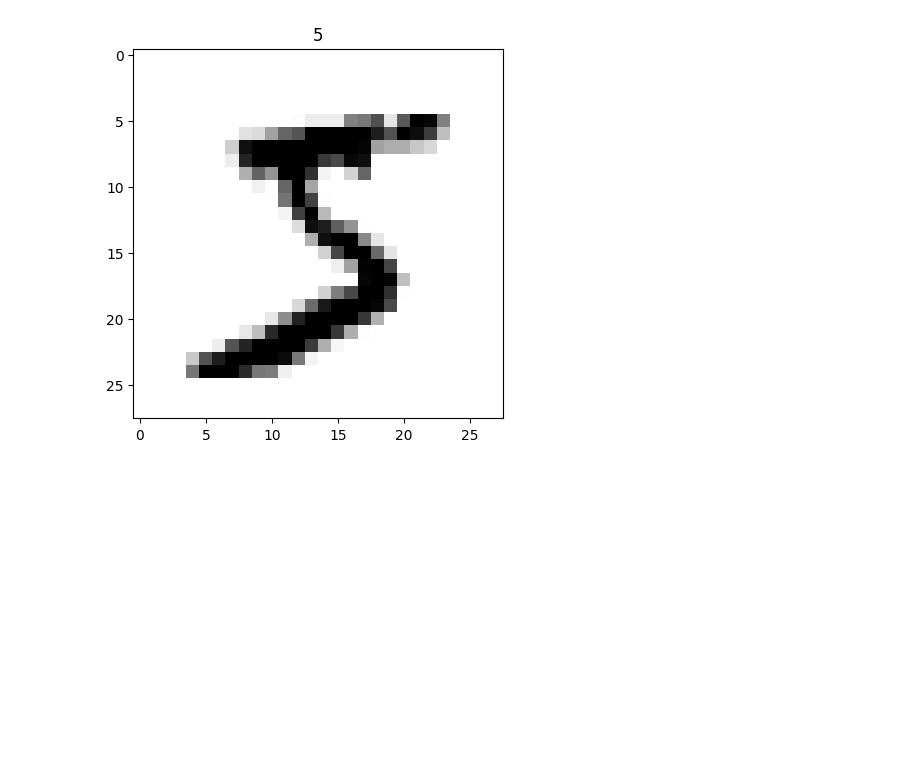
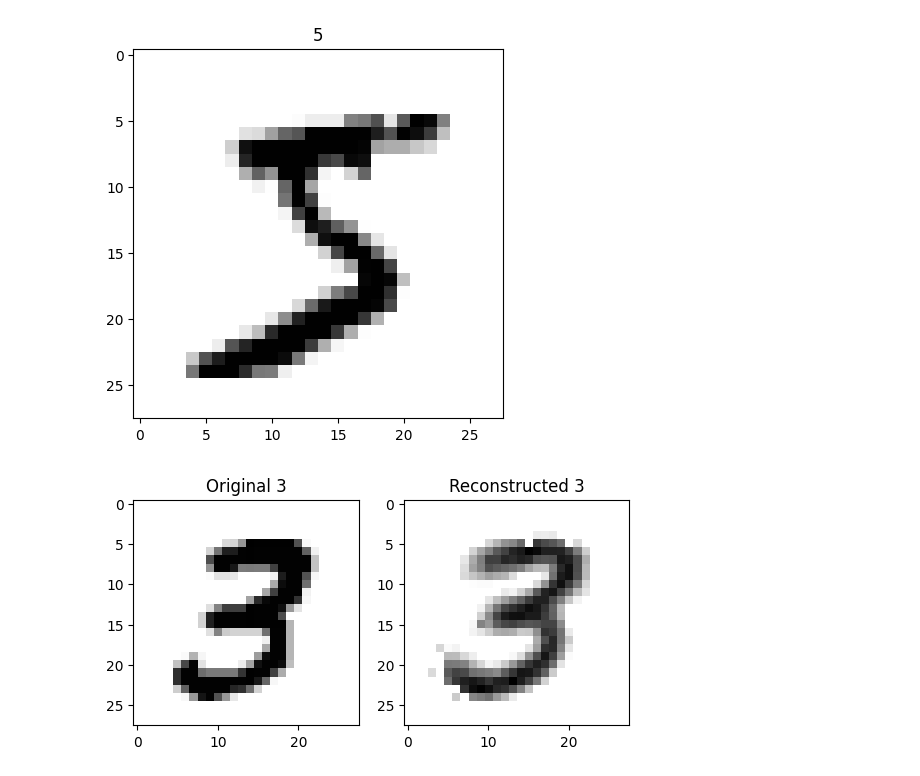
Before and after one commit to kanggo-sw/mnist_autoencoder, a Jupyter notebook: tutorial.ipynb, the cells around one changed output. Cells and saved outputs as stored; diff of their text form; code cells hidden in the pictures; blank space fills up the shorter version.

```diff
--- a/tutorial.ipynb
+++ b/tutorial.ipynb
@@ -1,7 +1,7 @@
 # %%
-"""
+'''
 필요한 라이브러리 불러오기
-"""
+'''
 
 import torch
 import torch.utils.data
@@ -10,5 +10,5 @@ from torch.nn import functional as F
 
 from torchvision import datasets, transforms
 
-device = torch.device("cpu")  # 학습에 사용할 장치 (GPU 또는 CPU)
+device = torch.device("cuda")  # 학습에 사용할 장치 (GPU 또는 CPU)
 # %%
@@ -111,3 +111,11 @@ class AutoEncoder(nn.Module):
         encoded = self.encoder(x)
         decoded = self.decoder(encoded)
         return decoded
+# %%
+'''
+AutoEncoder 모델 생성
+'''
+
+encoder = Encoder()
+decoder = Decoder()
+autoencoder = AutoEncoder(encoder, decoder).to(device)
@@ -113,0 +147,20 @@ class AutoEncoder(nn.Module):
+# %%
+'''
+학습된 AutoEncoder 모델 결과 확인
+'''
+
+
+def plot_reconstructed(img, lbl, pred):
+    fig, (ax1, ax2) = plt.subplots(1, 2)
+    ax1.imshow(img[0], cmap="binary")
+    ax1.set_title(f"Original {lbl}")
+    ax2.imshow(pred[0].detach().cpu().numpy().reshape(28, 28), cmap="binary")
+    ax2.set_title(f"Reconstructed {lbl}")
+    plt.show()
+
+
+image, label = dataset[7]
+output = autoencoder(image.view(-1, 28 * 28).to(device))
+plot_reconstructed(image, label, output)
+# %% [output]
+[figure, added]
```
Also changed, not shown: parts of 9 cells of this notebook.
